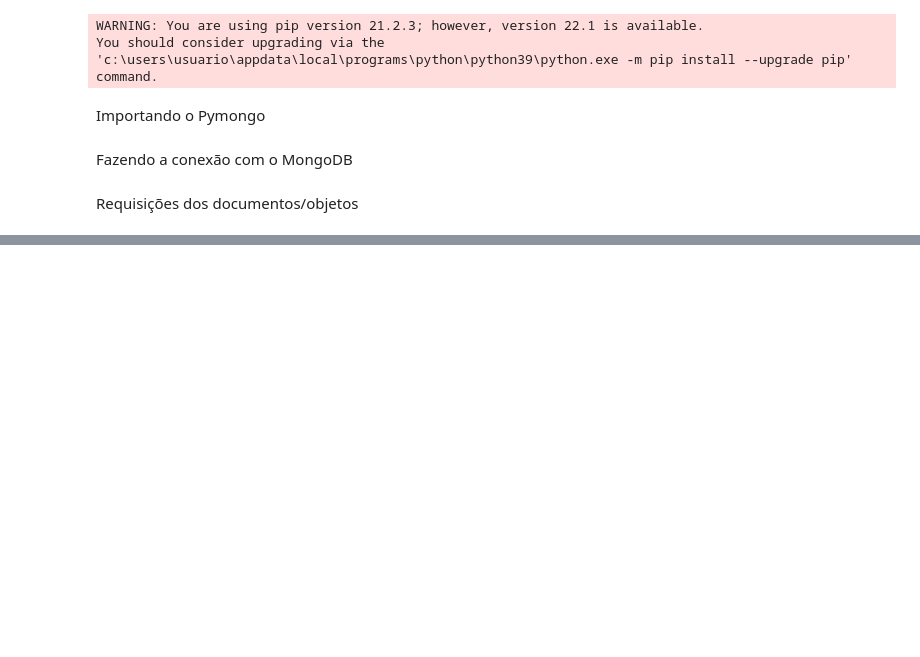
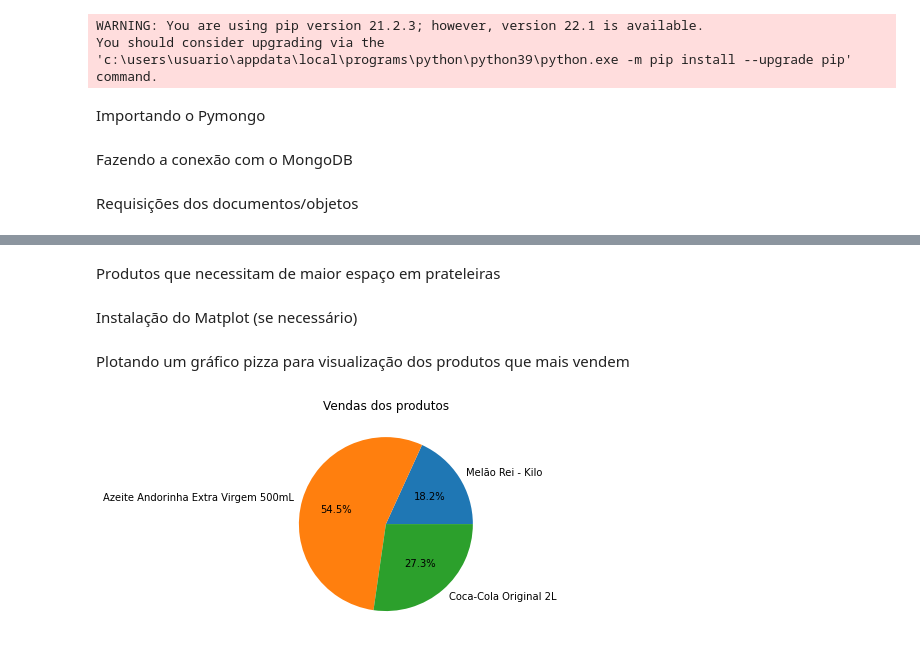
Before and after one commit to GabrielGMSantini/ProjetoRedes2, a Jupyter notebook: análiseRedesProj2.ipynb, the cells around one changed output, grey strips where cells are left out. Drawn from its saved outputs; the diff is of its cells as text; code cells hidden in the pictures; blank space fills up the shorter version.

```diff
--- a/análiseRedesProj2.ipynb
+++ b/análiseRedesProj2.ipynb
@@ -55,0 +66,18 @@ Rotatividede: 0.0
+# %%
+
+rankedarray = sorted(array ,key=lambda x: x['rotatividade'], reverse=True)
+i=0
+while i < len(rankedarray) :
+    estoquemedio = 20 + ((1 + rankedarray[i]['abastecimentos'])/(1+rankedarray[i]['reposições']))*(rankedarray[i]['qtddmaximaprateleira']-rankedarray[i]['qtddminimaprateleira'])
+    qtddminimarecomendada = rankedarray[i]['vendas'] / (estoquemedio) * (rankedarray[i]['qtddmaximaprateleira']-rankedarray[i]['qtddminimaprateleira']) * ((1 + rankedarray[i]['abastecimentos'])/(1+rankedarray[i]['reposições']))
+    print("Nome: " + rankedarray[i]['nome'] +
+    "\nReposições: " + str(rankedarray[i]['reposições'])+
+    "\nAbastecimentos: " + str(rankedarray[i]['abastecimentos'])+
+    "\nQuantidade Máxima nas prateleiras: " + str(rankedarray[i]['qtddmaximaprateleira'])+
+    "\nQuantidade Minima nas prateleiras: " + str(rankedarray[i]['qtddminimaprateleira'])+
+    "\nVendas: " + str(rankedarray[i]['vendas'])+
+    "\nRotatividede: " + str(rankedarray[i]['vendas'] / (estoquemedio))+
+    "\nQuantidade Minima de Estoque Recomendada: " + str(qtddminimarecomendada)+
+    "\n")
+    rankedarray[i]['rotatividade'] = rankedarray[i]['vendas'] / (1+estoquemedio)
+    i = i+1
@@ -55,0 +102,12 @@ Rotatividede: 0.0
+# %% [markdown]
+Produtos que necessitam de maior espaço em prateleiras
+# %%
+arrayconfined = []
+for i in array:
+    if i['rotatividade']<1:
+        arrayconfined.append(i)
+
+for i in arrayconfined:
+    print(i['nome'] + " precisa de mais espaço nas prateleiras")
+# %% [markdown]
+Instalação do Matplot (se necessário)
@@ -55,0 +116,15 @@ Rotatividede: 0.0
+# %% [markdown]
+Plotando um gráfico pizza para visualização dos produtos que mais vendem
+# %%
+import matplotlib.pyplot as plt
+import numpy as np
+y = []
+mylabels = []
+for i in array:
+    y.append(i["vendas"])
+    mylabels.append(i["nome"])
+plt.pie(y, labels = mylabels,autopct='%1.1f%%')
+plt.title('Vendas dos produtos')
+plt.show()
+# %% [output]
+[figure, added]
```
Also changed, not shown: parts of 8 cells of this notebook.
